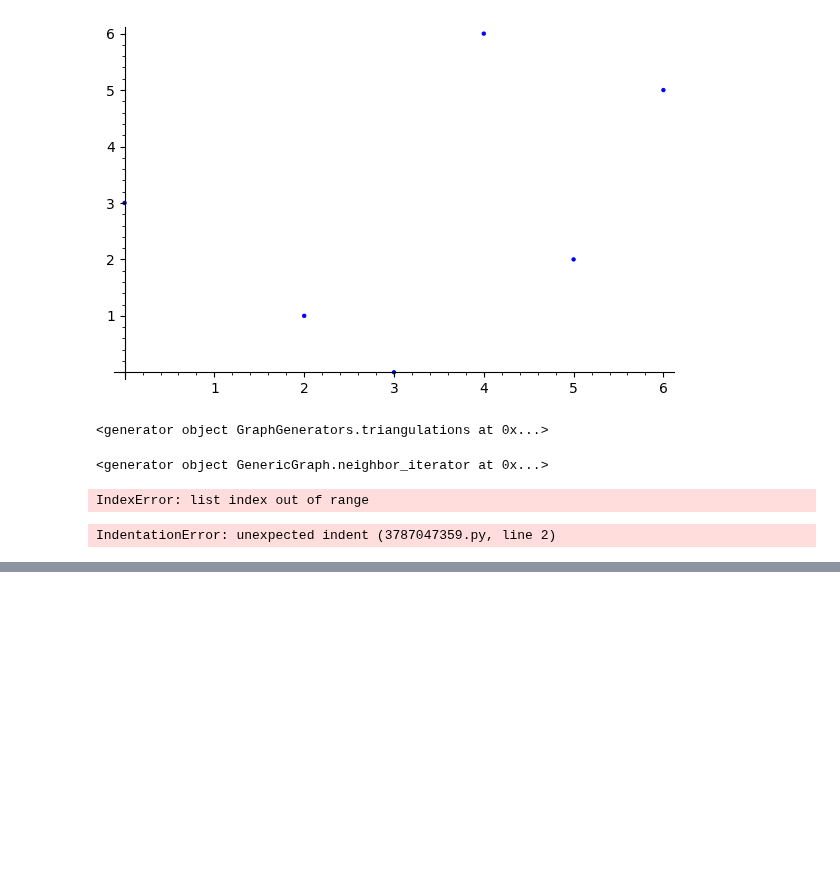
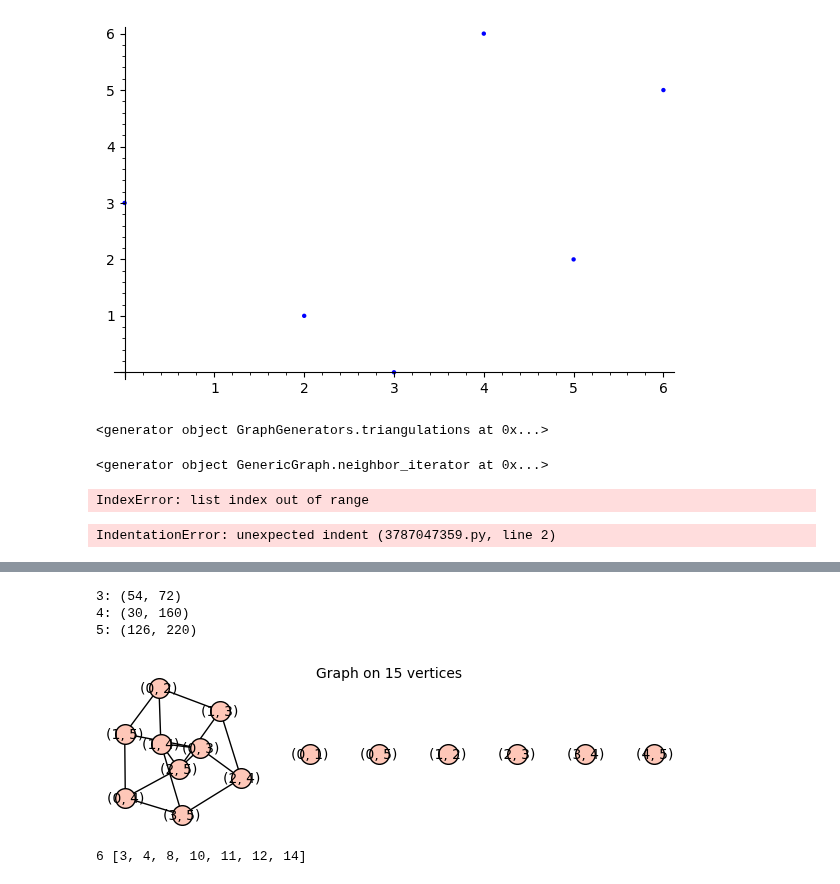
Before and after one commit to moeru1/geometric-colorings, a Jupyter notebook: Untitled.ipynb, the cells around one changed output, grey strips where cells are left out. Saved outputs shown, nothing was run; the diff lists cells and outputs as text; code cells hidden in the pictures; blank space fills up the shorter version.

```diff
--- a/Untitled.ipynb
+++ b/Untitled.ipynb
@@ -589,3 +592,24 @@ p.show(figsize=[8,6],dpi=133)
+# %%
+a = points_set[k][3]
+b = a
+c = points_set[k][4]
+d = points_set[k][5]
+print("{}: {}".format(3, a))
+print("{}: {}".format(4, c))
+print("{}: {}".format(5, d))
+ccw(a,c,d) != ccw(b,c,d) and ccw(a,b,c) != ccw(a,b,d)
+graph_list_Epp[k]
+# %% [output]
+3: (54, 72)
+4: (30, 160)
+5: (126, 220)
+[figure, added]
+# %%
+min_h= min(h_Epp)
+min_col = [i for i, v in enumerate(h_Epp) if v == min_h]
+print(min_h, min_col)
+# %% [output]
+6 [3, 4, 8, 10, 11, 12, 14]
 # %%
 #n = 9
 #points_set9 = read_otypes_random(n, p = 0.0001)
```
Also changed, not shown: parts of 8 cells of this notebook.
